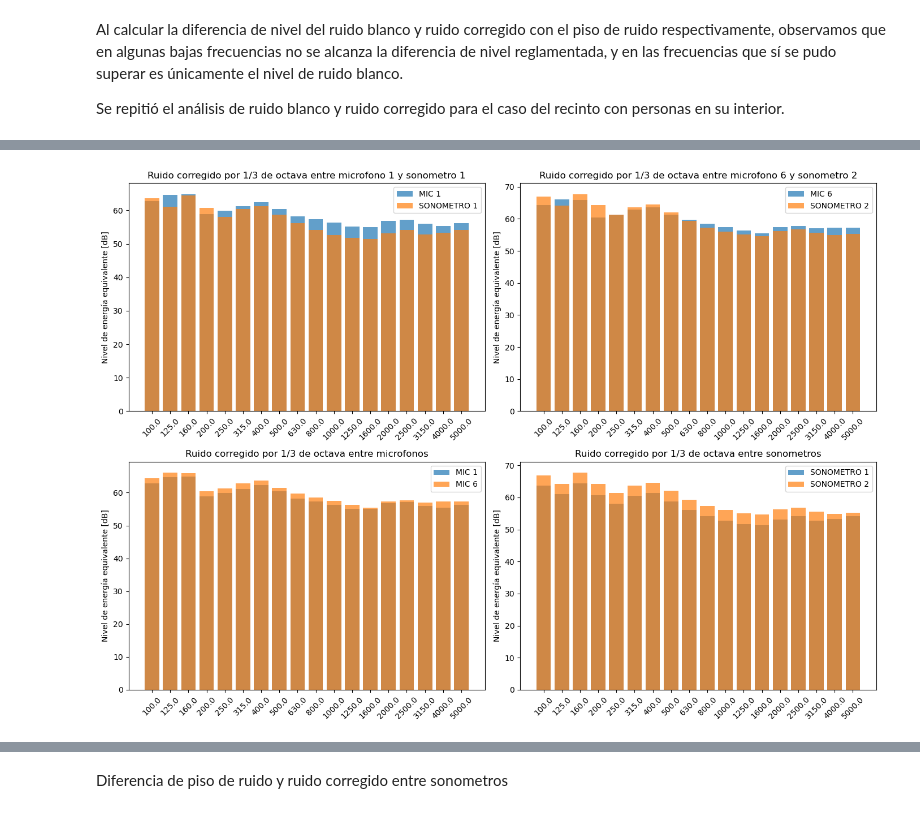
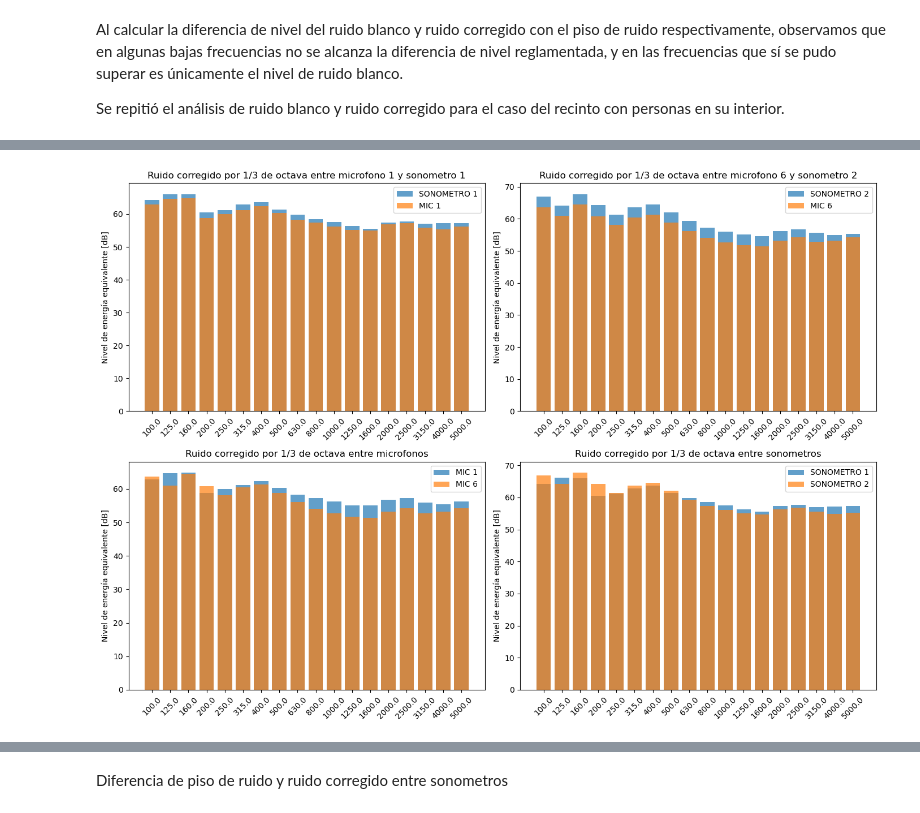
Before and after one commit to Joaqo99/tp2-sys, a Jupyter notebook: Presentacion.ipynb, the cells around one changed output, grey strips where cells are left out. Cells and saved outputs as stored; diff of their text form; code cells hidden in the pictures.

```diff
--- a/Presentacion.ipynb
+++ b/Presentacion.ipynb
@@ -732,28 +742,28 @@ avg_thirds_rr_mic6 = auf.np.mean(mic_6_rr_thirds, axis=0)
 # %%
 #aplico correcion
 avg_thirds_m1_rr_corr = avg_thirds_rr_mic1 - reduccion_tercios
 avg_thirds_m6_rr_corr = avg_thirds_rr_mic6 - reduccion_tercios
 avg_thirds_s1_rr_corr = avg_thirds_rr_s1 - reduccion_tercios
 avg_thirds_s2_rr_corr = avg_thirds_rr_s2 - reduccion_tercios
 
 #datos para graficar
 mic1_thirds_leq_plot = {"leq":avg_thirds_m1_rr_corr, "label": "MIC 1"}
-s1_thirds_leq_plot = {"leq":avg_thirds_m6_rr_corr, "label": "SONOMETRO 1"}
-mic6_thirds_leq_plot = {"leq":avg_thirds_s1_rr_corr, "label": "MIC 6"}
+s1_thirds_leq_plot = {"leq": avg_thirds_s1_rr_corr,"label": "SONOMETRO 1"}
+mic6_thirds_leq_plot = {"leq":avg_thirds_m6_rr_corr, "label": "MIC 6"}
 s2_thirds_leq_plot = {"leq":avg_thirds_s2_rr_corr, "label": "SONOMETRO 2"}
 
 titles={
     "1": "Ruido corregido por 1/3 de octava entre microfono 1 y sonometro 1",
     "2": "Ruido corregido por 1/3 de octava entre microfono 6 y sonometro 2",
     "3": "Ruido corregido por 1/3 de octava entre microfonos",
     "4": "Ruido corregido por 1/3 de octava entre sonometros"
 }
 
-plot_m1_s1_thirds = lambda: plot.plot_leqs(nominal_thirds_central_freqs, mic1_thirds_leq_plot, s1_thirds_leq_plot,  rotate=True, title=titles["1"], show=False)
-plot_m6_s2_thirds = lambda: plot.plot_leqs(nominal_thirds_central_freqs, mic6_thirds_leq_plot, s2_thirds_leq_plot,  rotate=True, title=titles["2"], show=False)
+plot_m1_s1_thirds = lambda: plot.plot_leqs(nominal_thirds_central_freqs, s1_thirds_leq_plot,  mic1_thirds_leq_plot, rotate=True, title=titles["1"], show=False)
+plot_m6_s2_thirds = lambda: plot.plot_leqs(nominal_thirds_central_freqs, s2_thirds_leq_plot, mic6_thirds_leq_plot, rotate=True, title=titles["2"], show=False)
 plot_m1_m6_thirds = lambda: plot.plot_leqs(nominal_thirds_central_freqs, mic1_thirds_leq_plot, mic6_thirds_leq_plot, rotate=True, title=titles["3"], show=False)
 plot_s1_s2_thirds = lambda: plot.plot_leqs(nominal_thirds_central_freqs, s1_thirds_leq_plot, s2_thirds_leq_plot,  rotate=True, title=titles["4"], show=False)
 
 plot.multiplot(plot_m1_s1_thirds, plot_m6_s2_thirds, plot_m1_m6_thirds, plot_s1_s2_thirds, figsize=(14, 10))
 # %% [output]
-[figure, old version]
+[figure, new version]
```
Also changed, not shown: parts of 17 cells of this notebook.
